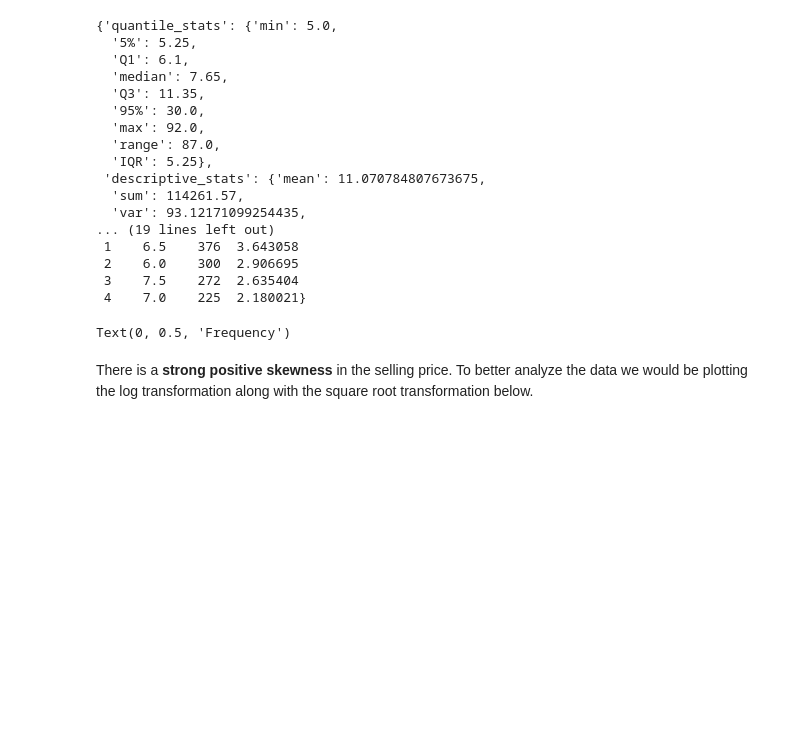
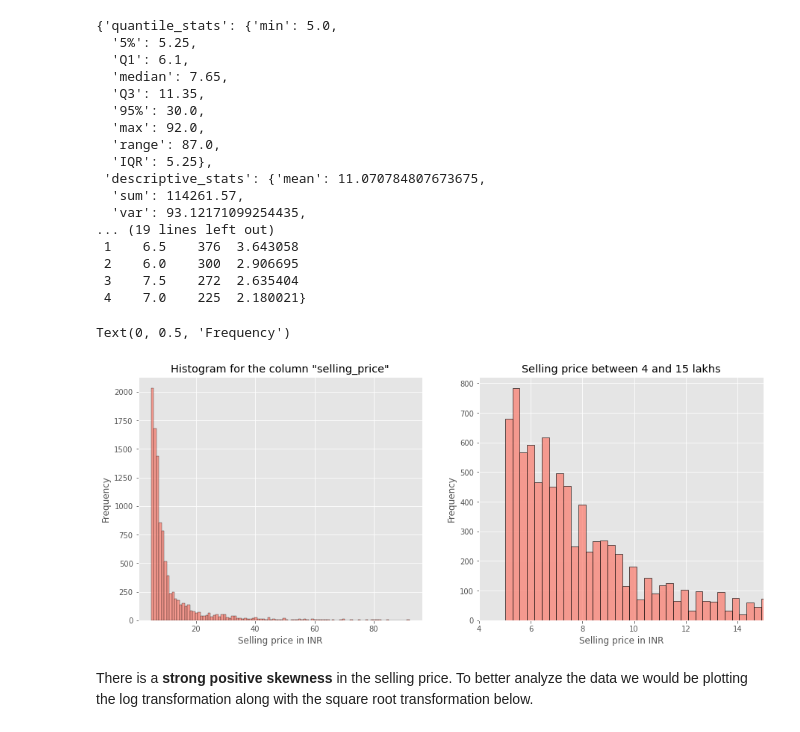
Before and after one commit to ayush-vatsal/Car_Prices-A_Prediction_Service, a Jupyter notebook: Car_Price_EDA.ipynb, the cells around one changed output. Saved outputs shown, nothing was run; the diff lists cells and outputs as text; code cells hidden in the pictures; blank space fills up the shorter version.

```diff
--- a/Car_Price_EDA.ipynb
+++ b/Car_Price_EDA.ipynb
@@ -435,24 +438,26 @@ Overview of column "selling_price"
 # %%
 # Histogram for the column 'selling_price'
 fig, hist = plt.subplots(1, 2, figsize=(15, 6))
 # Set the title for the histogram
 
-xlim = 3
+xlimleft = 4
+xlimright = 15
 bins = round( 50 * max(df['selling_price']) / xlim)
 
 
 hist_norm = sns.histplot(df['selling_price'], bins=100, color='salmon', edgecolor='black', linewidth=0.3, ax=hist[0])
 hist_norm.set_title('Histogram for the column "selling_price"')
 hist_norm.set_xlabel('Selling price in INR')
 hist_norm.set_ylabel('Frequency')
 
 hist_norm_xlim = sns.histplot(df['selling_price'], bins=bins, color='salmon', edgecolor='black', linewidth=0.6 ,ax=hist[1])
-hist_norm_xlim.set_xlim(0, xlim)
-hist_norm_xlim.set_title('Selling price limited to INR 3 million')
+hist_norm_xlim.set_xlim(xlimleft, xlimright)
+hist_norm_xlim.set_title('Selling price between 4 and 15 lakhs')
 hist_norm_xlim.set_xlabel('Selling price in INR')
 hist_norm_xlim.set_ylabel('Frequency')
 # %% [output]
 Text(0, 0.5, 'Frequency')
+[figure, added]
 # %% [markdown]
 There is a **strong positive skewness** in the selling price. To better analyze the data we would be plotting the log transformation along with the square root transformation below.
 # %%
```
Also changed, not shown: parts of 21 cells of this notebook.
